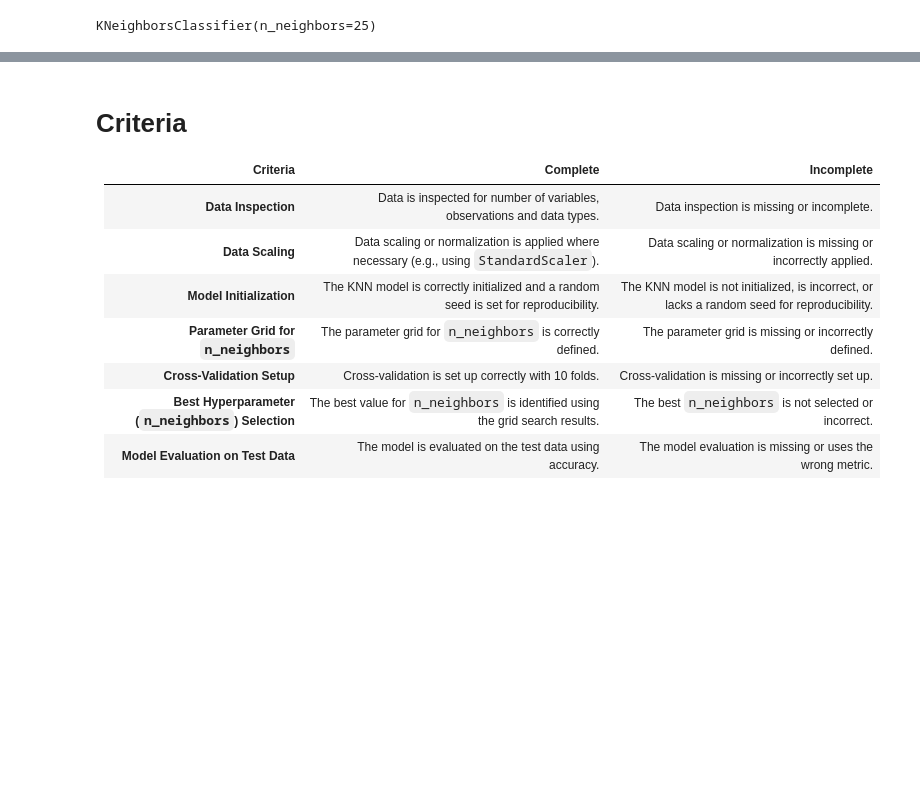
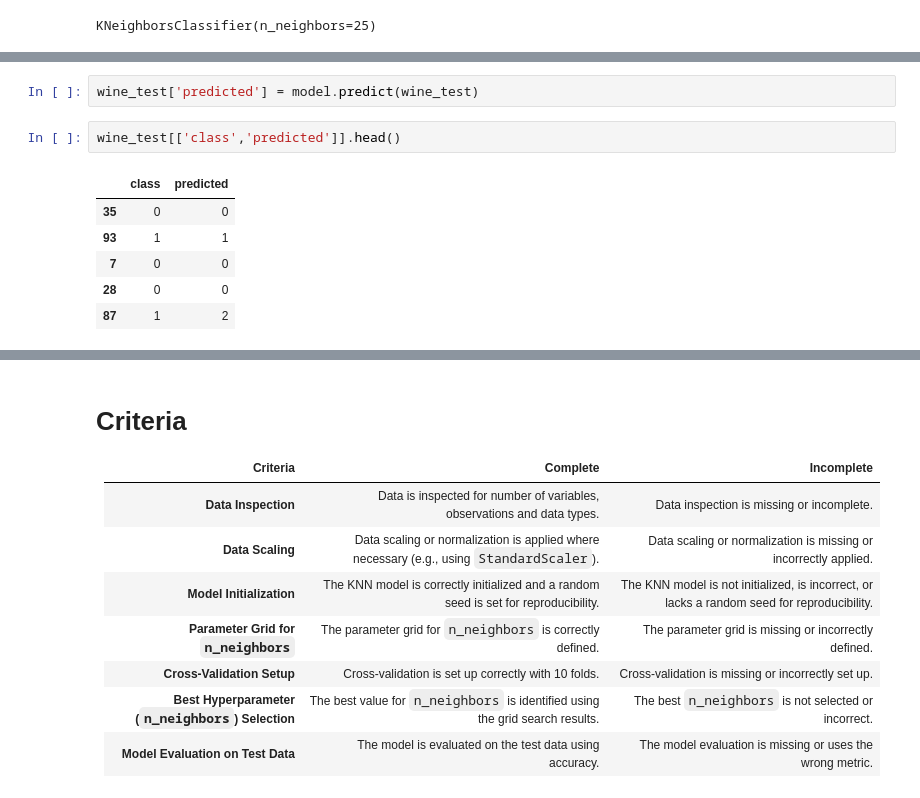
Before and after one commit to torontodeveloper/LCR, a Jupyter notebook: 02_activities/assignments/assignment_1.ipynb, the cells around one changed output, grey strips where cells are left out. Saved outputs shown, nothing was run; the diff lists cells and outputs as text; blank space fills up the shorter version.

```diff
--- a/02_activities/assignments/assignment_1.ipynb
+++ b/02_activities/assignments/assignment_1.ipynb
@@ -294,0 +301,11 @@ accuracy_score(y_true=y_test)
+# %%
+wine_test['predicted'] = model.predict(wine_test)
+# %%
+wine_test[['class','predicted']].head()
+# %% [output]
+|  | class | predicted |
+| 35 | 0 | 0 |
+| 93 | 1 | 1 |
+| 7 | 0 | 0 |
+| 28 | 0 | 0 |
+| 87 | 1 | 2 |
```
Also changed, not shown: parts of 6 cells of this notebook.
